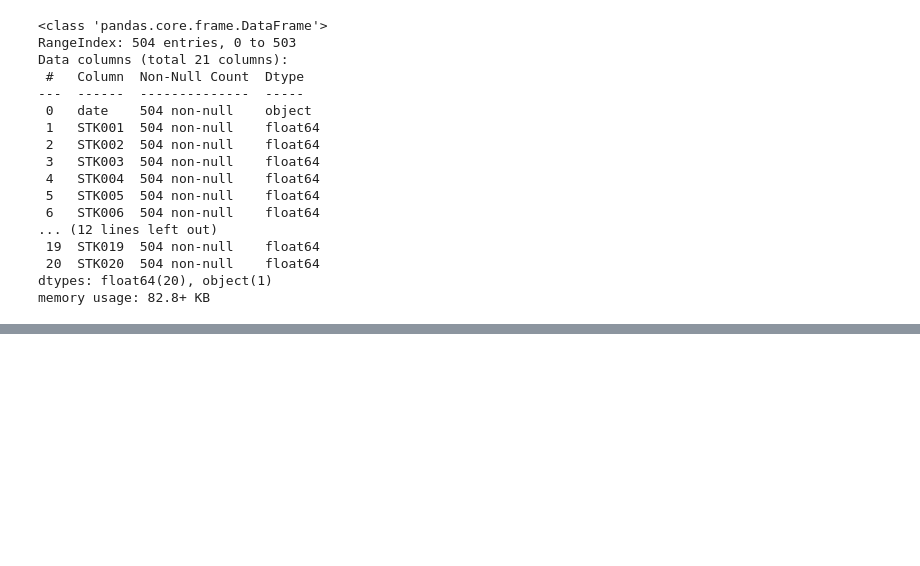
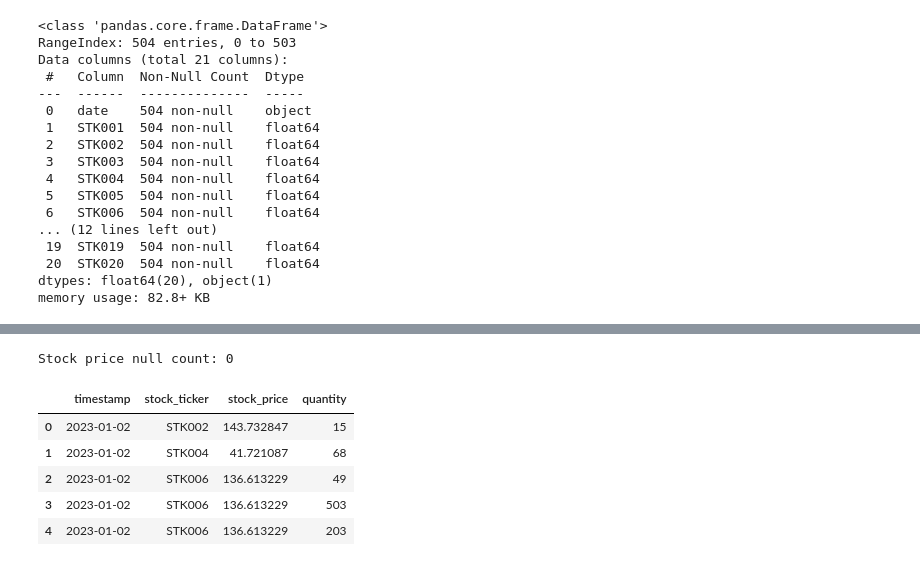
Before and after one commit to seiftarek158/Data-Engineering, a Jupyter notebook: data_cleaning.ipynb, the cells around one changed output, grey strips where cells are left out. Drawn from its saved outputs; the diff is of its cells as text; code cells hidden in the pictures; blank space fills up the shorter version.

```diff
--- a/data_cleaning.ipynb
+++ b/data_cleaning.ipynb
@@ -252,0 +362,12 @@ memory usage: 625.1+ KB
+# %%
+integrated=trades_and_dc_and_ds_joined_with_dd.copy()
+# %%
+integrated = integrated.rename(columns={
+    'account_type': 'customer_account_type',
+    'liquidity_tier': 'stock_liquidity_tier',
+    'sector': 'stock_sector',
+    'industry': 'stock_industry'
+})
+
+# Check renamed columns
+integrated.info()
@@ -252,0 +392,20 @@ memory usage: 625.1+ KB
+# %%
+# Prepare dtp for merging - convert to long format
+dtp['date'] = pd.to_datetime(dtp['date'])
+rows = []
+
+# what we are doing here is converting so instead of having one row per date with multiple stock columns, we will have multiple rows per date, each with a single stock ticker and its price
+for _, row in dtp.iterrows():
+    date = row['date']
+    for ticker in dtp.columns:
+        if ticker != 'date':
+            rows.append({
+                'date': date,
+                'stock_ticker': ticker,
+                'stock_price': row[ticker]
+            })
+
+dtp_long = pd.DataFrame(rows)
+# Check dtp_long
+print(f"DTP long format shape: {dtp_long.shape}")
+dtp_long.head()
@@ -252,0 +420,21 @@ memory usage: 625.1+ KB
+# %%
+# Merge integrated with dtp to get stock_price
+dtp_long['date'] = pd.to_datetime(dtp_long['date']).dt.date
+integrated = integrated.merge(dtp_long[['date', 'stock_ticker', 'stock_price']],
+                              on=['date', 'stock_ticker'],
+                              how='left')
+
+# Drop the temporary date column
+integrated.drop('date', axis=1, inplace=True)
+
+# Verify stock_price column
+print(f"Stock price null count: {integrated['stock_price'].isnull().sum()}")
+integrated[['timestamp', 'stock_ticker', 'stock_price', 'quantity']].head()
+# %% [output]
+Stock price null count: 0
+|  | timestamp | stock_ticker | stock_price | quantity |
+| 0 | 2023-01-02 | STK002 | 143.732847 | 15 |
+| 1 | 2023-01-02 | STK004 | 41.721087 | 68 |
+| 2 | 2023-01-02 | STK006 | 136.613229 | 49 |
+| 3 | 2023-01-02 | STK006 | 136.613229 | 503 |
+| 4 | 2023-01-02 | STK006 | 136.613229 | 203 |
```
Also changed, not shown: parts of 17 cells of this notebook, 1 other file.
